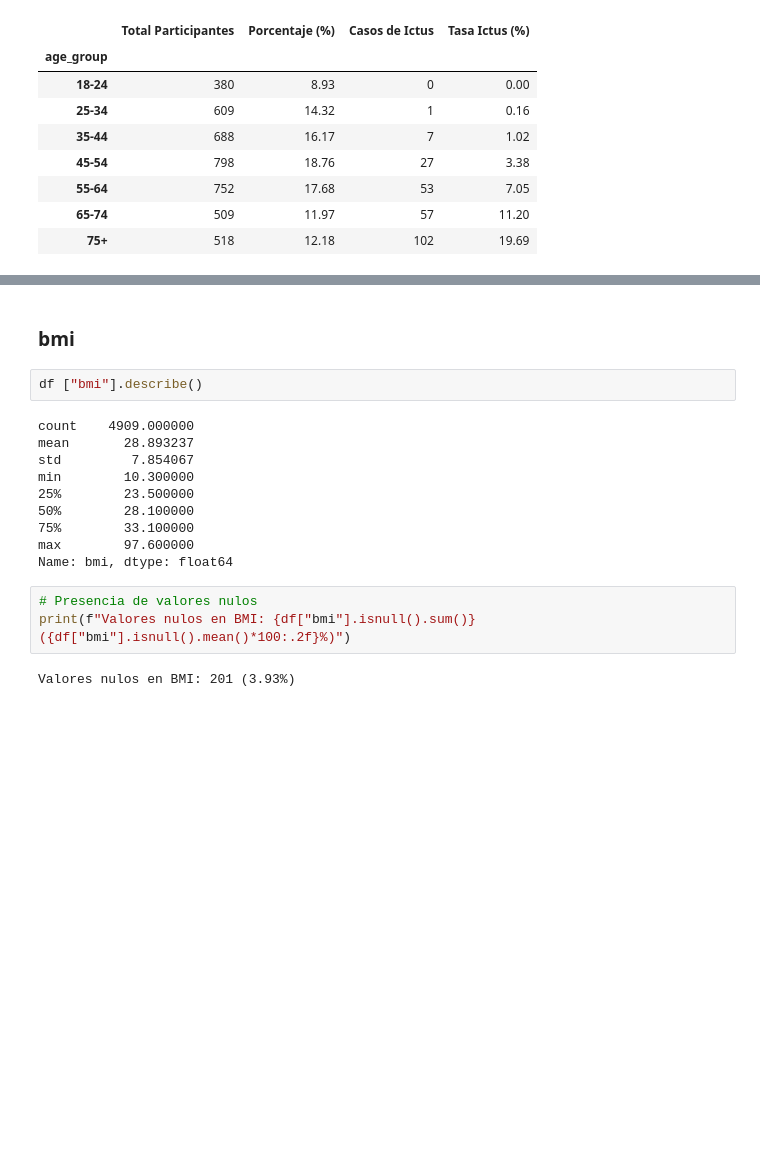
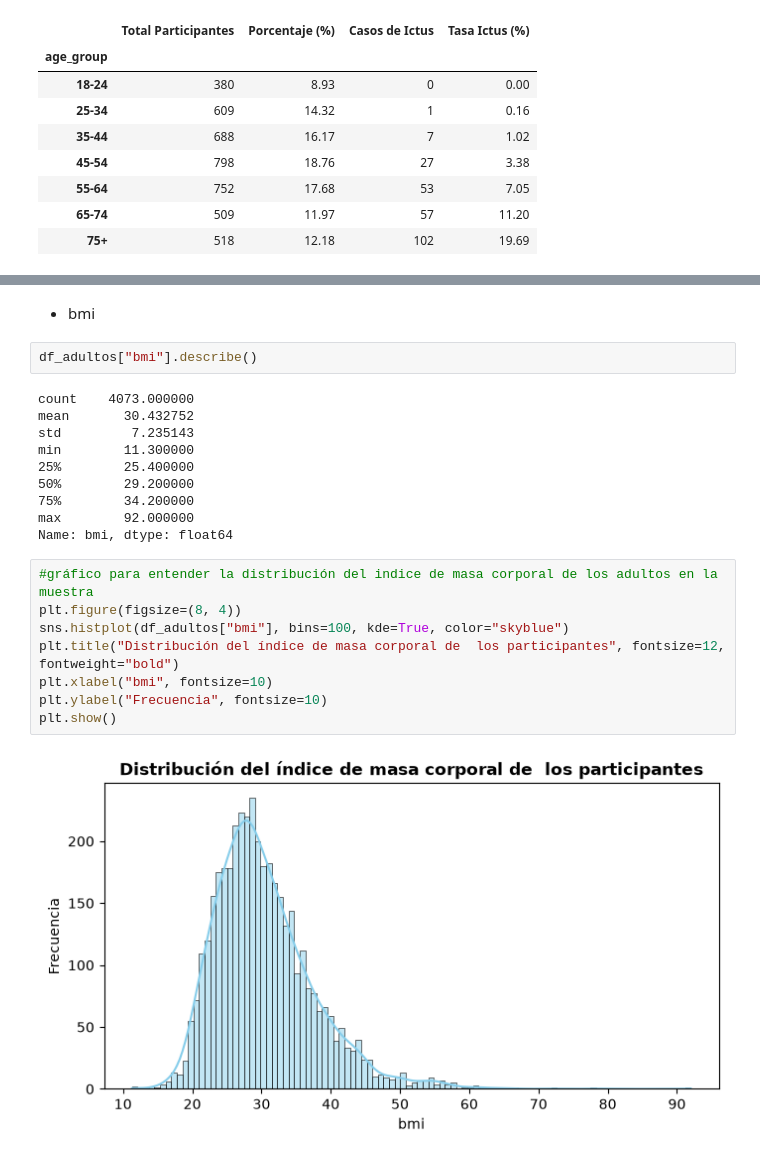
Before and after one commit to raquelmartinrodriguez/prediccion_ocurrencia_infarto_cerebral, a Jupyter notebook: prediccion_infarto_cerebral.ipynb, the cells around one changed output, grey strips where cells are left out. Drawn from its saved outputs; the diff is of its cells as text; blank space fills up the shorter version.

```diff
--- a/prediccion_infarto_cerebral.ipynb
+++ b/prediccion_infarto_cerebral.ipynb
@@ -317,19 +290,24 @@ Name: avg_glucose_level, dtype: float64
 # %% [markdown]
-### bmi
+* bmi
 # %%
-df ["bmi"].describe()
+df_adultos["bmi"].describe()
 # %% [output]
-count    4909.000000
-mean       28.893237
-std         7.854067
-min        10.300000
-25%        23.500000
-50%        28.100000
-75%        33.100000
-max        97.600000
+count    4073.000000
+mean       30.432752
+std         7.235143
+min        11.300000
+25%        25.400000
+50%        29.200000
+75%        34.200000
+max        92.000000
 Name: bmi, dtype: float64
-# %%
-# Presencia de valores nulos
-print(f"Valores nulos en BMI: {df["bmi"].isnull().sum()} ({df["bmi"].isnull().mean()*100:.2f}%)")
-# %% [output]
-Valores nulos en BMI: 201 (3.93%)
+# %%
+#gráfico para entender la distribución del indice de masa corporal de los adultos en la muestra
+plt.figure(figsize=(8, 4))
+sns.histplot(df_adultos["bmi"], bins=100, kde=True, color="skyblue")
+plt.title("Distribución del índice de masa corporal de  los participantes", fontsize=12, fontweight="bold")
+plt.xlabel("bmi", fontsize=10)
+plt.ylabel("Frecuencia", fontsize=10)
+plt.show()
+# %% [output]
+[figure, added]
```
Also changed, not shown: parts of 74 cells of this notebook, 1 other file.
